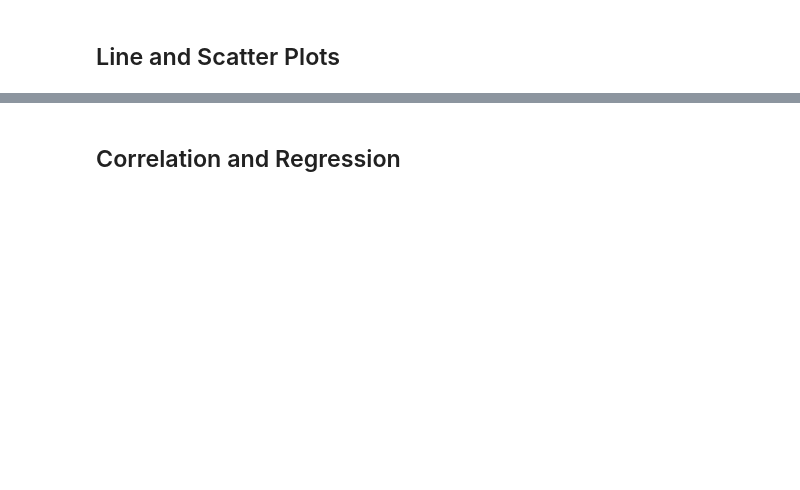
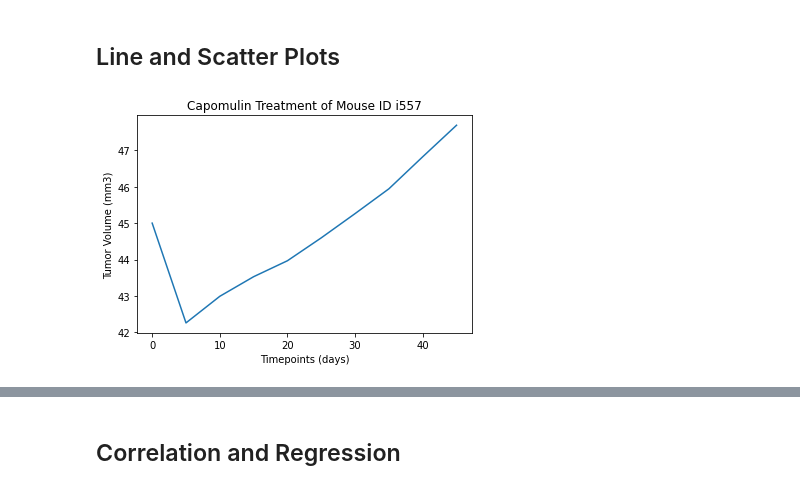
Before and after one commit to NoniBell/pyPharm-challenge, a Jupyter notebook: pymaceuticals_starter.ipynb, the cells around one changed output, grey strips where cells are left out. Saved outputs shown, nothing was run; the diff lists cells and outputs as text; code cells hidden in the pictures; blank space fills up the shorter version.

```diff
--- a/pymaceuticals_starter.ipynb
+++ b/pymaceuticals_starter.ipynb
@@ -222,0 +229,18 @@ for drug in drugs:
+# %%
+# Generate a line plot of tumor volume vs. time point for a mouse treated with Capomulin
+#create loc of capomulin treated mice
+capomulin_df = cleaned_mousedata.loc[cleaned_mousedata['Drug Regimen'] == 'Capomulin']
+#find specific mouse id i557
+one_mouse_df = capomulin_df.loc[capomulin_df['Mouse ID'] == 'i557']
+#isolate timepoint and tumor volume variables
+one_timepoint = one_mouse_df['Timepoint']
+one_tv = one_mouse_df['Tumor Volume (mm3)']
+# Give our graph axis labels
+plt.xlabel('Timepoints (days)')
+plt.ylabel('Tumor Volume (mm3)')
+plt.title('Capomulin Treatment of Mouse ID i557')
+# Have to plot our chart once again as it doesn't stick after being shown
+plt.plot(one_timepoint, one_tv)
+plt.show()
+# %% [output]
+[figure, added]
```
Also changed, not shown: parts of 11 cells of this notebook.
